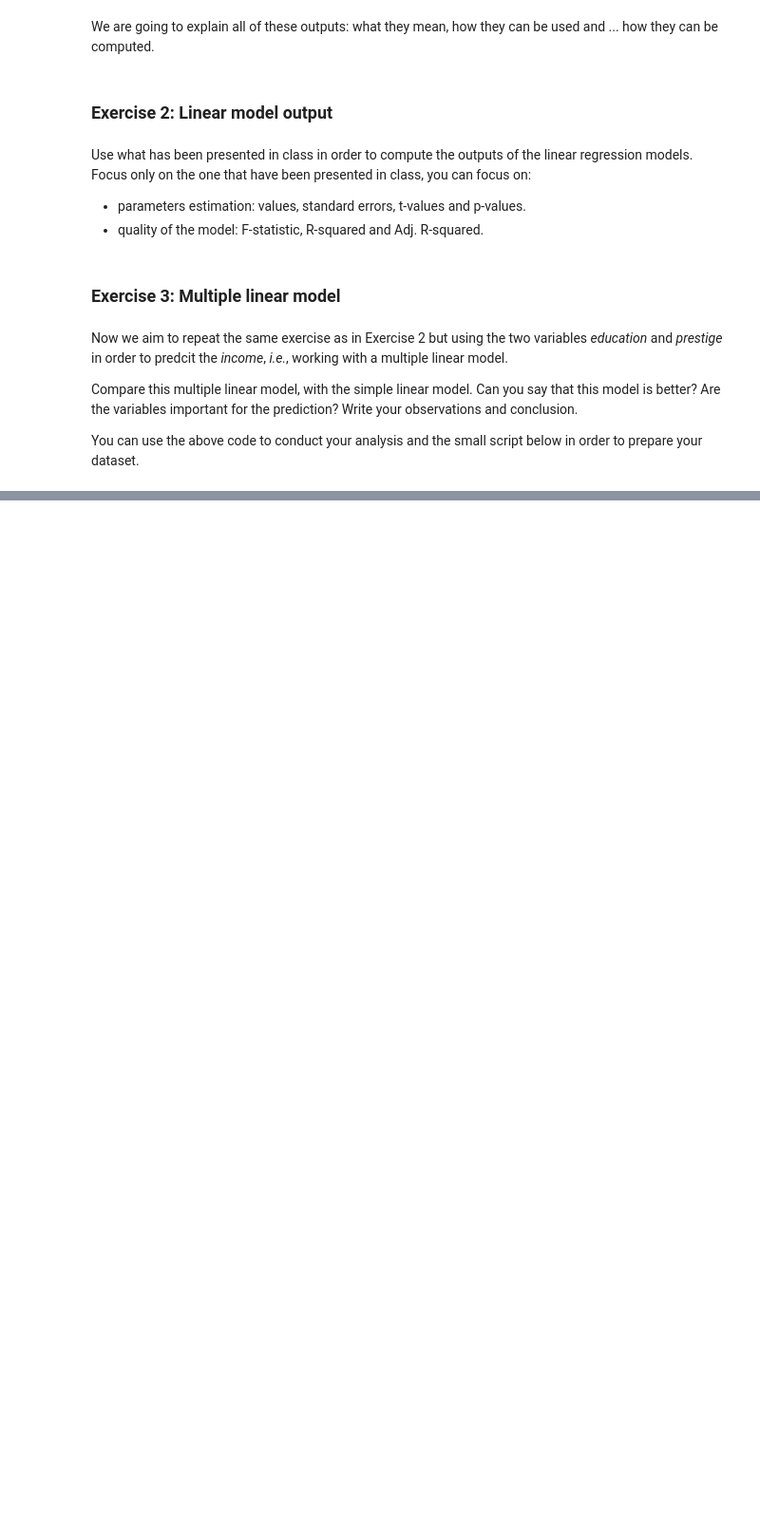
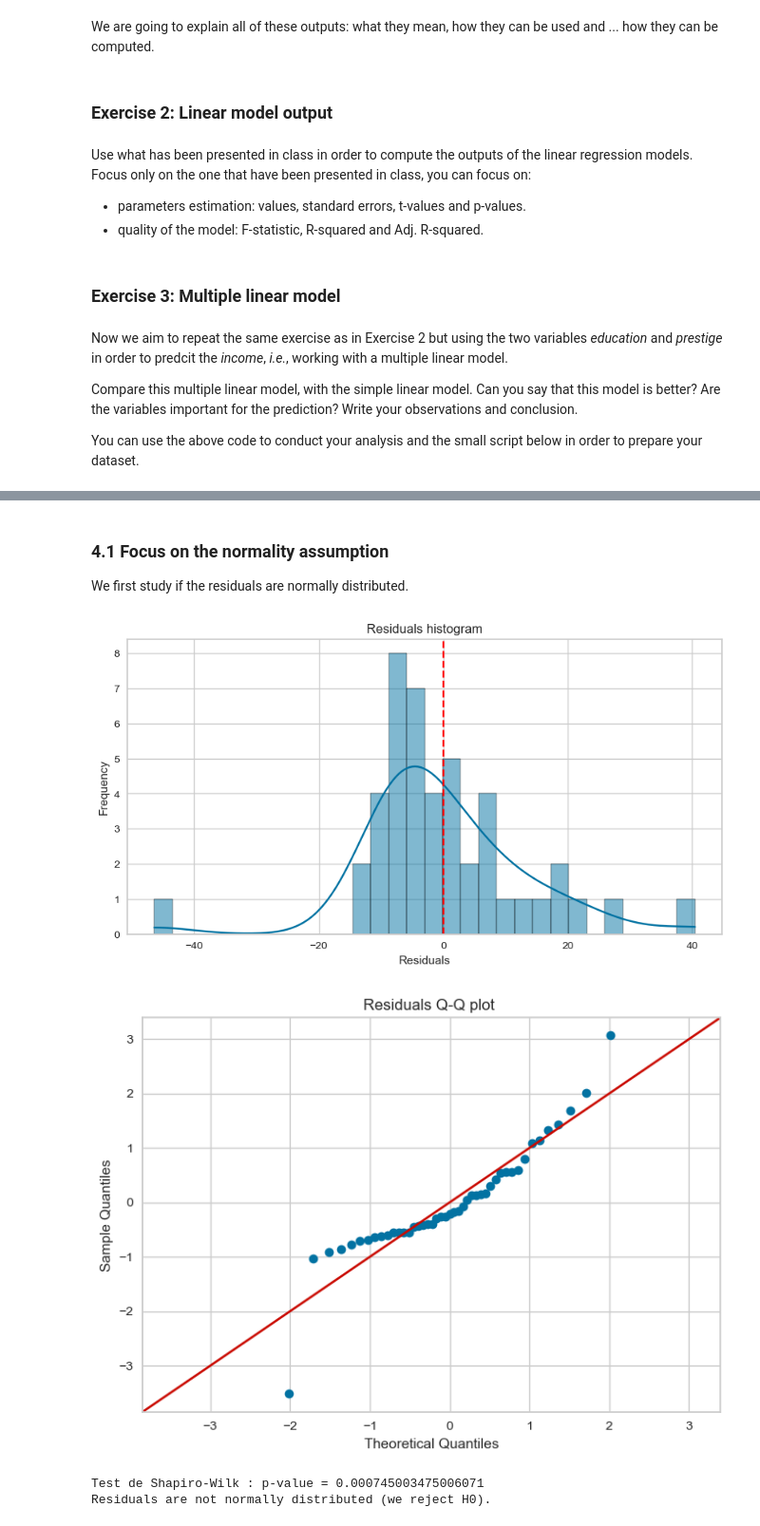
Before and after one commit to GuillaumeMetzler/GuillaumeMetzler.github.io, a Jupyter notebook: courses/contents/purchasing_emlyon/LinearRegression.ipynb, the cells around one changed output, grey strips where cells are left out. Shown at 95% size. Drawn from its saved outputs; the diff is of its cells as text; code cells hidden in the pictures; blank space fills up the shorter version.

```diff
--- a/courses/contents/purchasing_emlyon/LinearRegression.ipynb
+++ b/courses/contents/purchasing_emlyon/LinearRegression.ipynb
@@ -213,4 +213,9 @@ You can use the above code to conduct your analysis and the small script below i
 df = sm.datasets.get_rdataset('Duncan', 'carData').data
 y = df['income']
 x = df[['education','prestige']]
+
+model = sm.OLS(y, sm.add_constant(x))
+results = model.fit()
+
+results.summary()
 # %% [output]
@@ -217,0 +248,9 @@ NameError: name 'sm' is not defined
+# %%
+df = sm.datasets.get_rdataset('Duncan', 'carData').data
+y = df['income']
+x = df['prestige']
+
+model = sm.OLS(y, sm.add_constant(x))
+results = model.fit()
+
+results.summary()
@@ -217,0 +295,35 @@ NameError: name 'sm' is not defined
+# %% [markdown]
+### 4.1 Focus on the normality assumption
+
+We first study if the residuals are normally distributed.
+# %%
+# Compute the residuals
+residuals = results.resid
+
+# We can first draw a little histogram to check the normality assumption
+plt.figure(figsize=(10, 5))
+sns.histplot(residuals, bins=30, kde=True)
+plt.axvline(x=0, color='red', linestyle='dashed')
+plt.title("Residuals histogram")
+plt.xlabel("Residuals")
+plt.ylabel("Frequency")
+plt.show()
+
+
+# Q-Q plot (Quantile-Quantile plot)
+sm.qqplot(residuals, line='45', fit = True)
+plt.title("Residuals Q-Q plot ")
+plt.show()
+
+# Test de normalité des résidus (Shapiro-Wilk)
+stat, p_value = shapiro(residuals)
+print(f"Test de Shapiro-Wilk : p-value = {p_value}")
+if p_value > 0.05:
+    print("Residuals are normally distributed (we do not reject H0).")
+else:
+    print("Residuals are not normally distributed (we reject H0).")
+# %% [output]
+[figure, added]
+[figure, added]
+Test de Shapiro-Wilk : p-value = 0.000745003475006071
+Residuals are not normally distributed (we reject H0).
```
Also changed, not shown: parts of 29 cells of this notebook, 1 other file.
